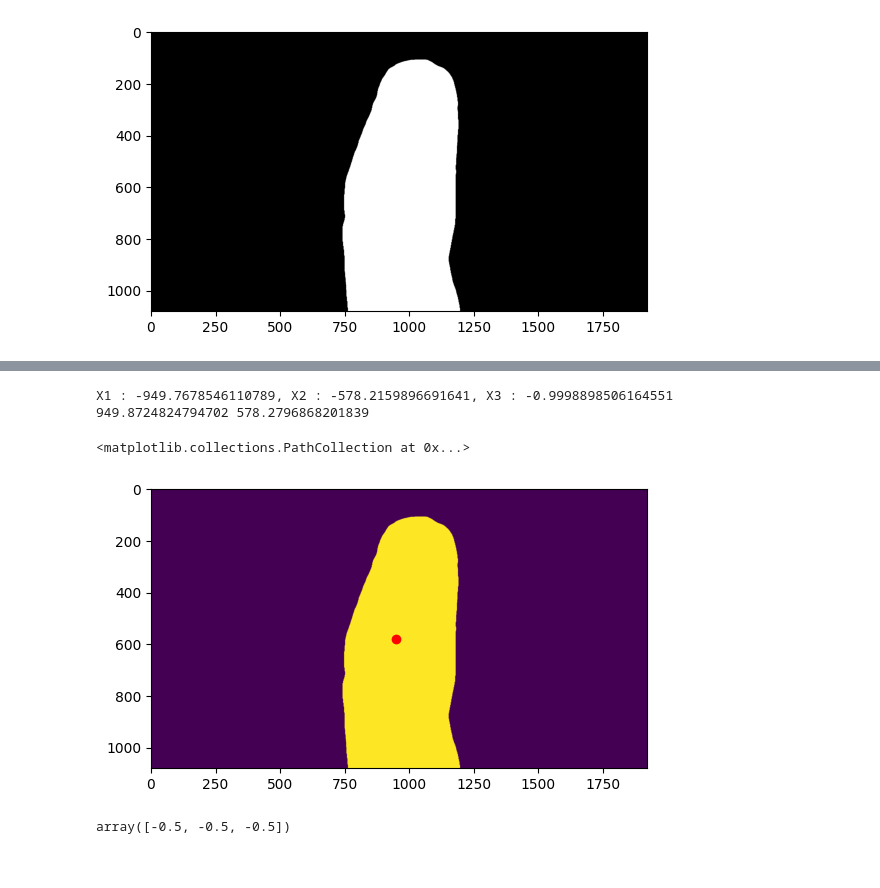
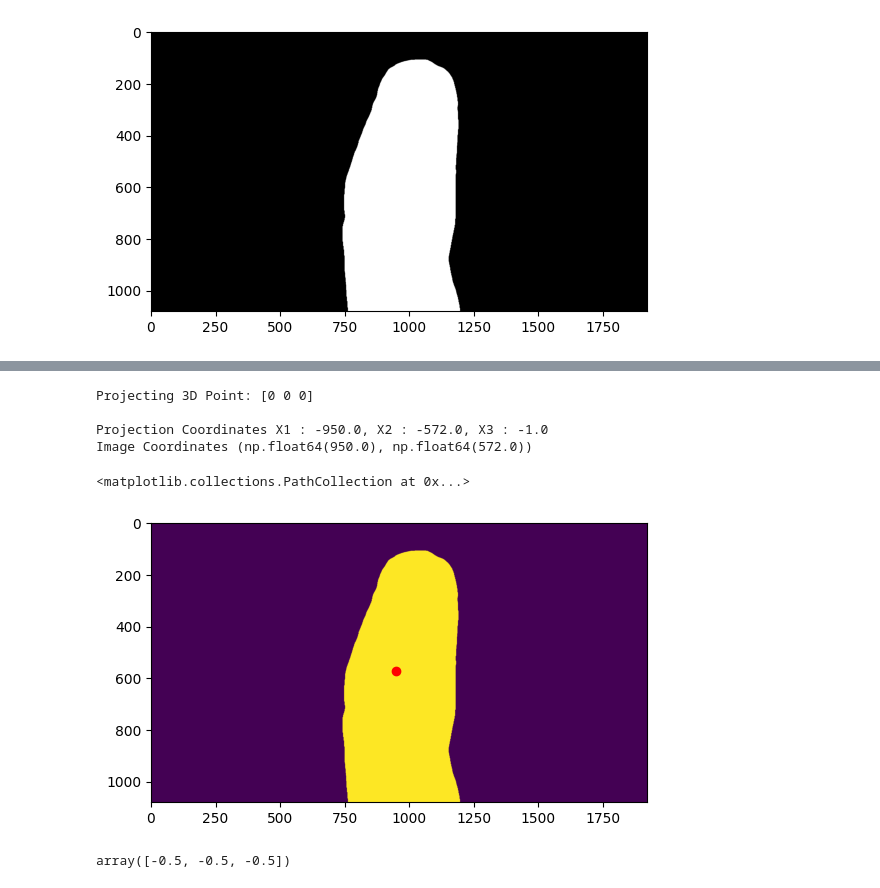
Before and after one commit to GuilhermeCosta-Ferreira/ARM-SOFT-Scanning, a Jupyter notebook: 3d_reconstruction/reconstruction_nb.ipynb, the cells around one changed output, grey strips where cells are left out. Saved outputs shown, nothing was run; the diff lists cells and outputs as text; code cells hidden in the pictures.

```diff
--- a/3d_reconstruction/reconstruction_nb.ipynb
+++ b/3d_reconstruction/reconstruction_nb.ipynb
@@ -116,16 +78,23 @@ P:
 # %%
-x1, x2, x3 = P @ np.array([0,0,0,1])
-print(f"X1 : {x1}, X2 : {x2}, X3 : {x3}")
-print(x1/x3, x2/x3)
+P = camera_data.P(0)
+point_3d = np.array([0,0,0,1])
+print(f"Projecting 3D Point: {point_3d[:3]}\n")
+
+# Projecting
+x1, x2, x3 = P @ point_3d
+print(f"Projection Coordinates X1 : {np.round(x1)}, X2 : {np.round(x2)}, X3 : {np.round(x3)}")
+print(f"Image Coordinates {np.round(x1/x3), np.round(x2/x3)}")
+
+# Plotting
+plt.imshow(scans.scan(0))
+plt.scatter(x1//x3, x2/x3, color='red')
 # %% [output]
-X1 : -949.7678546110789, X2 : -578.2159896691641, X3 : -0.9998898506164551
-949.8724824794702 578.2796868201839
+Projecting 3D Point: [0 0 0]
+
+Projection Coordinates X1 : -950.0, X2 : -572.0, X3 : -1.0
+Image Coordinates (np.float64(950.0), np.float64(572.0))
+<matplotlib.collections.PathCollection at 0x...>
+[figure, added]
-# %%
-plt.imshow(scans.scan(0))
-plt.scatter(x1//x3, x2/x3, color='red')
-# %% [output]
-<matplotlib.collections.PathCollection at 0x...>
-[figure, removed]
 # %%
 # GENERATE GRID OF 3D POINTS
 resolution = 200
```
Also changed, not shown: parts of 5 cells of this notebook, 2 other files.
